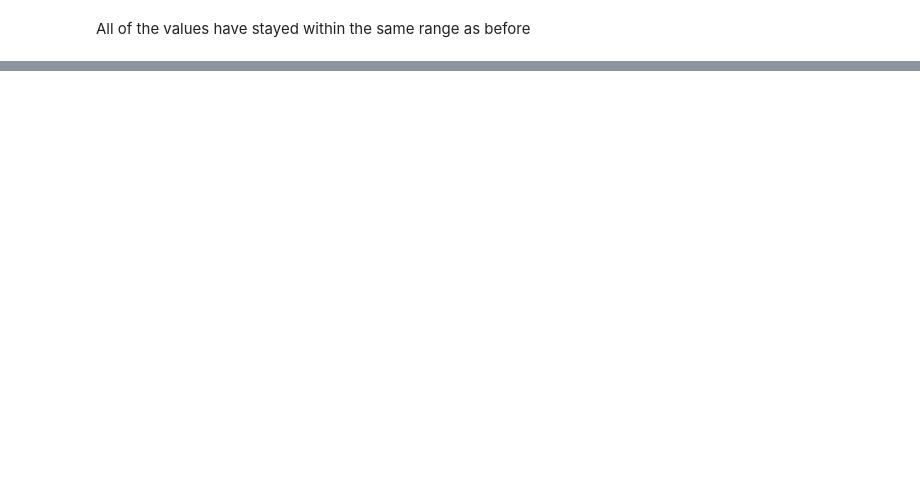
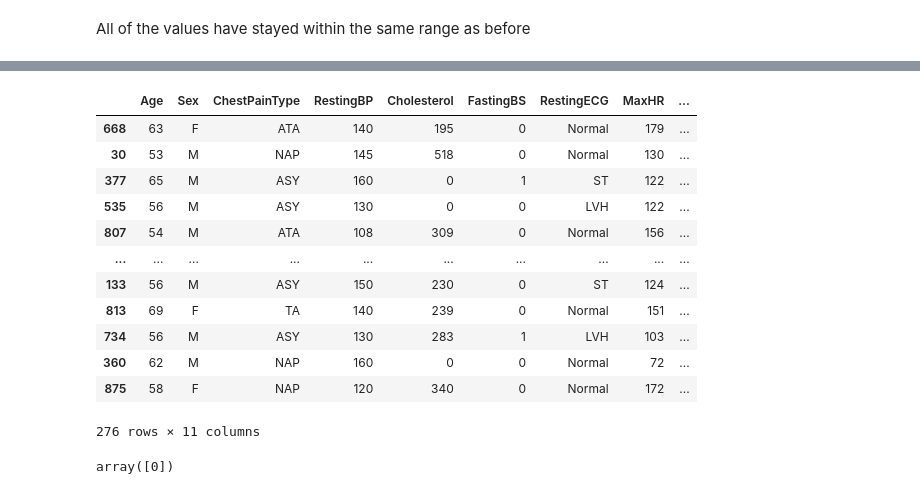
Before and after one commit to haraldnilsen/machine_learning, a Jupyter notebook: heart_risk_prediction/heart.ipynb, the cells around one changed output, grey strips where cells are left out. Cells and saved outputs as stored; diff of their text form; code cells hidden in the pictures; blank space fills up the shorter version.

```diff
--- a/heart_risk_prediction/heart.ipynb
+++ b/heart_risk_prediction/heart.ipynb
@@ -104,2 +126,2 @@ array(['ATA', 'NAP', 'ASY', 'TA'], dtype=object)
 # %%
-df = pd.get_dummies(df, columns=['ChestPainType', 'RestingECG', 'ExerciseAngina', 'ST_Slope'], dtype=int)
+X = pd.get_dummies(X, columns=['ChestPainType', 'RestingECG', 'ExerciseAngina', 'ST_Slope'], dtype=int)
@@ -200,2 +215,0 @@ plt.show()
-# %%
-df['Cholesterol'] = df_imputed['Cholesterol']
@@ -223,0 +504,5 @@ memory usage: 143.6 KB
+# %%
+X = df.drop('HeartDisease', axis=1)
+y = df['HeartDisease']
+# %%
+X_train, X_test, y_train, y_test = train_test_split(X, y, test_size=0.3, random_state=42)
@@ -223,0 +530,16 @@ memory usage: 143.6 KB
+# %%
+X_test
+# %% [output]
+|  | Age | Sex | ChestPainType | RestingBP | Cholesterol | FastingBS | RestingECG | MaxHR | ... |
+| 668 | 63 | F | ATA | 140 | 195 | 0 | Normal | 179 | ... |
+| 30 | 53 | M | NAP | 145 | 518 | 0 | Normal | 130 | ... |
+| 377 | 65 | M | ASY | 160 | 0 | 1 | ST | 122 | ... |
+| 535 | 56 | M | ASY | 130 | 0 | 0 | LVH | 122 | ... |
+| 807 | 54 | M | ATA | 108 | 309 | 0 | Normal | 156 | ... |
+| ... | ... | ... | ... | ... | ... | ... | ... | ... | ... |
+| 133 | 56 | M | ASY | 150 | 230 | 0 | ST | 124 | ... |
+| 813 | 69 | F | TA | 140 | 239 | 0 | Normal | 151 | ... |
+| 734 | 56 | M | ASY | 130 | 283 | 1 | LVH | 103 | ... |
+| 360 | 62 | M | NAP | 160 | 0 | 0 | Normal | 72 | ... |
+| 875 | 58 | F | NAP | 120 | 340 | 0 | Normal | 172 | ... |
+276 rows × 11 columns
@@ -223,0 +548,20 @@ memory usage: 143.6 KB
+# %%
+df = pd.DataFrame(columns=X.columns)
+
+df.loc[0] = [
+        20,
+        'M',
+        'ATA',
+        140,
+        180,
+        0,
+        'Normal',
+        156,
+        'N',
+        1.0,
+        'Up'
+    ]
+
+pipeline.predict(df)
+# %% [output]
+array([0])
```
Also changed, not shown: parts of 101 cells of this notebook.
